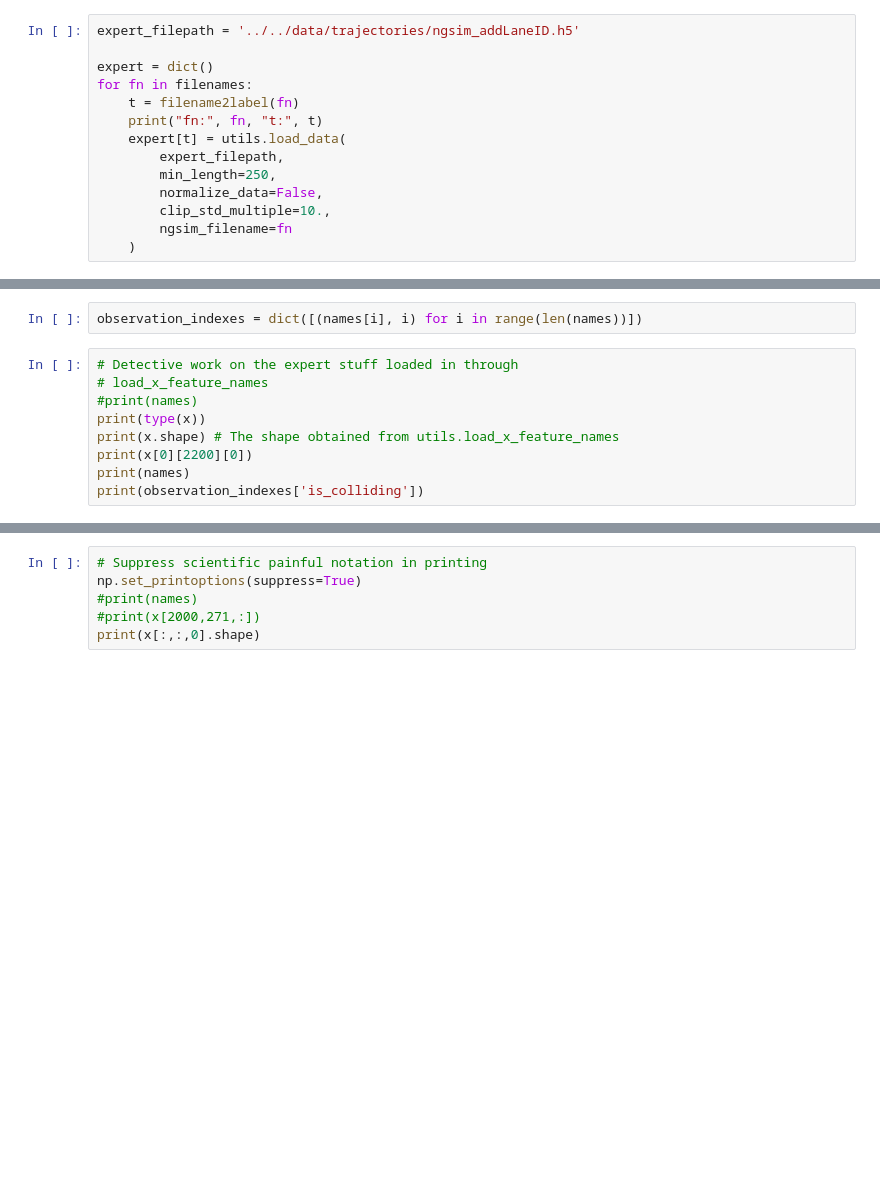
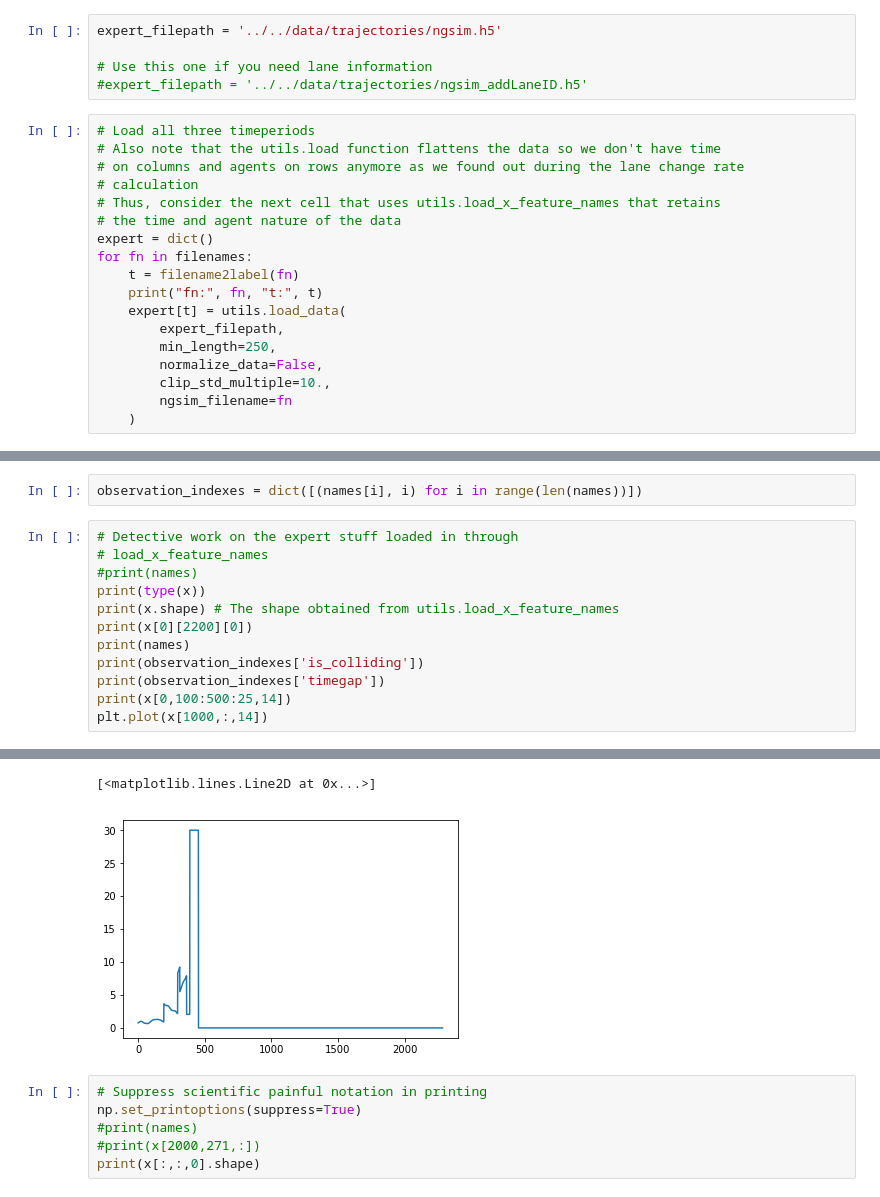
Before and after one commit to raunakbh92/ngsim_env, a Jupyter notebook: scripts/imitation/calcLaneChangeRate.ipynb, the cells around one changed output, grey strips where cells are left out. Saved outputs shown, nothing was run; the diff lists cells and outputs as text; blank space fills up the shorter version.

Commit message:
Thinking about timegap as another emergent metric
Assessing expert trajectory for timegap

```diff
--- a/scripts/imitation/calcLaneChangeRate.ipynb
+++ b/scripts/imitation/calcLaneChangeRate.ipynb
@@ -24,9 +24,18 @@ def filename2label(fn):
     return fn[s:e]
 # %%
 filenames = [i for i in utils.NGSIM_FILENAME_TO_ID.keys() if '101' in i]
+# %%
+expert_filepath = '../../data/trajectories/ngsim.h5'
+
+# Use this one if you need lane information
+#expert_filepath = '../../data/trajectories/ngsim_addLaneID.h5'
 # %%
-expert_filepath = '../../data/trajectories/ngsim_addLaneID.h5'
-
+# Load all three timeperiods
+# Also note that the utils.load function flattens the data so we don't have time
+# on columns and agents on rows anymore as we found out during the lane change rate
+# calculation
+# Thus, consider the next cell that uses utils.load_x_feature_names that retains
+# the time and agent nature of the data
 expert = dict()
 for fn in filenames:
     t = filename2label(fn)
@@ -71,5 +75,8 @@ print(x.shape) # The shape obtained from utils.load_x_feature_names
 print(x[0][2200][0])
 print(names)
 print(observation_indexes['is_colliding'])
+print(observation_indexes['timegap'])
+print(x[0,100:500:25,14])
+plt.plot(x[1000,:,14])
 # %% [output]
 <class 'numpy.ndarray'>
@@ -92,3 +99,5 @@ print(observation_indexes['is_colliding'])
+[<matplotlib.lines.Line2D at 0x...>]
+[figure, added]
 # %%
 # Suppress scientific painful notation in printing
 np.set_printoptions(suppress=True)
```
Also changed, not shown: parts of 7 cells of this notebook.
